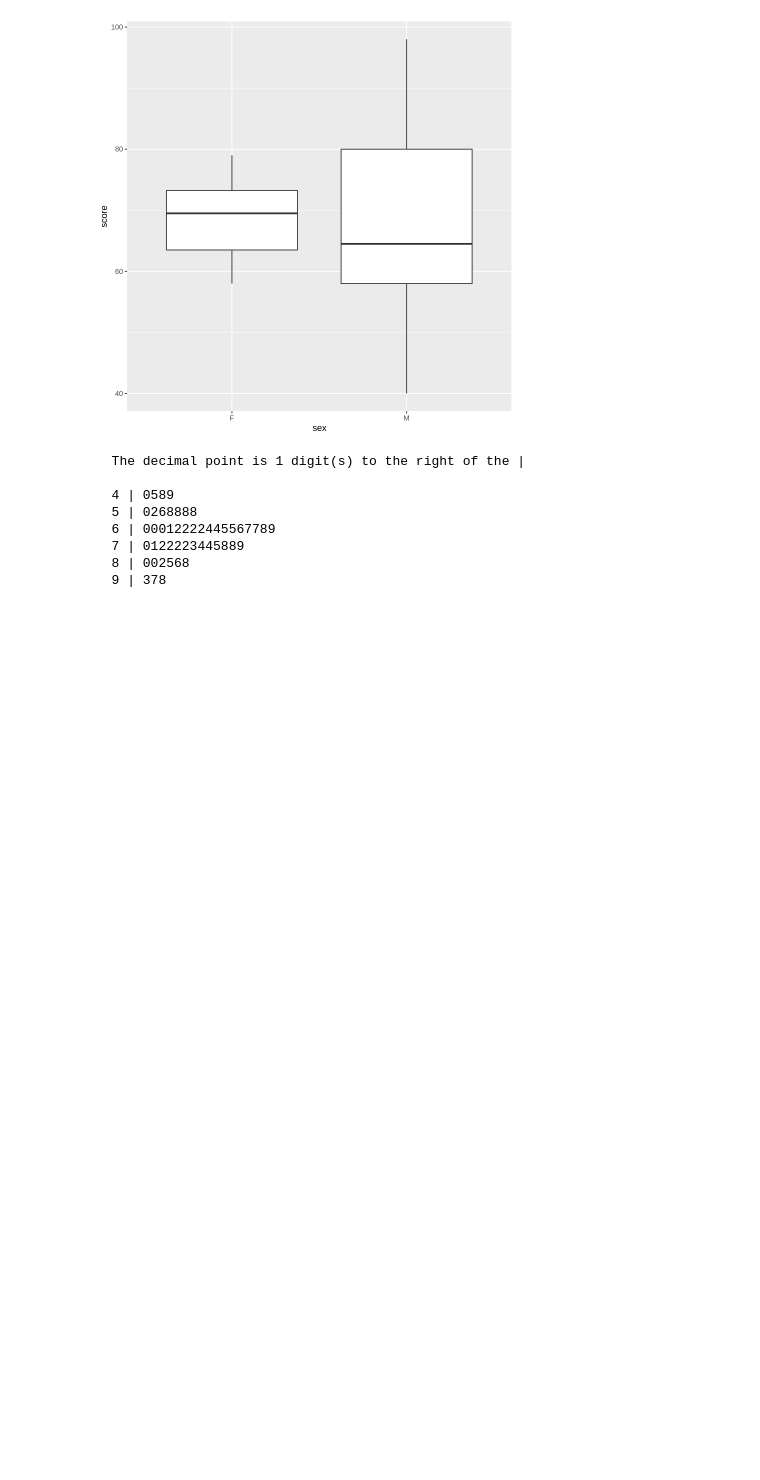
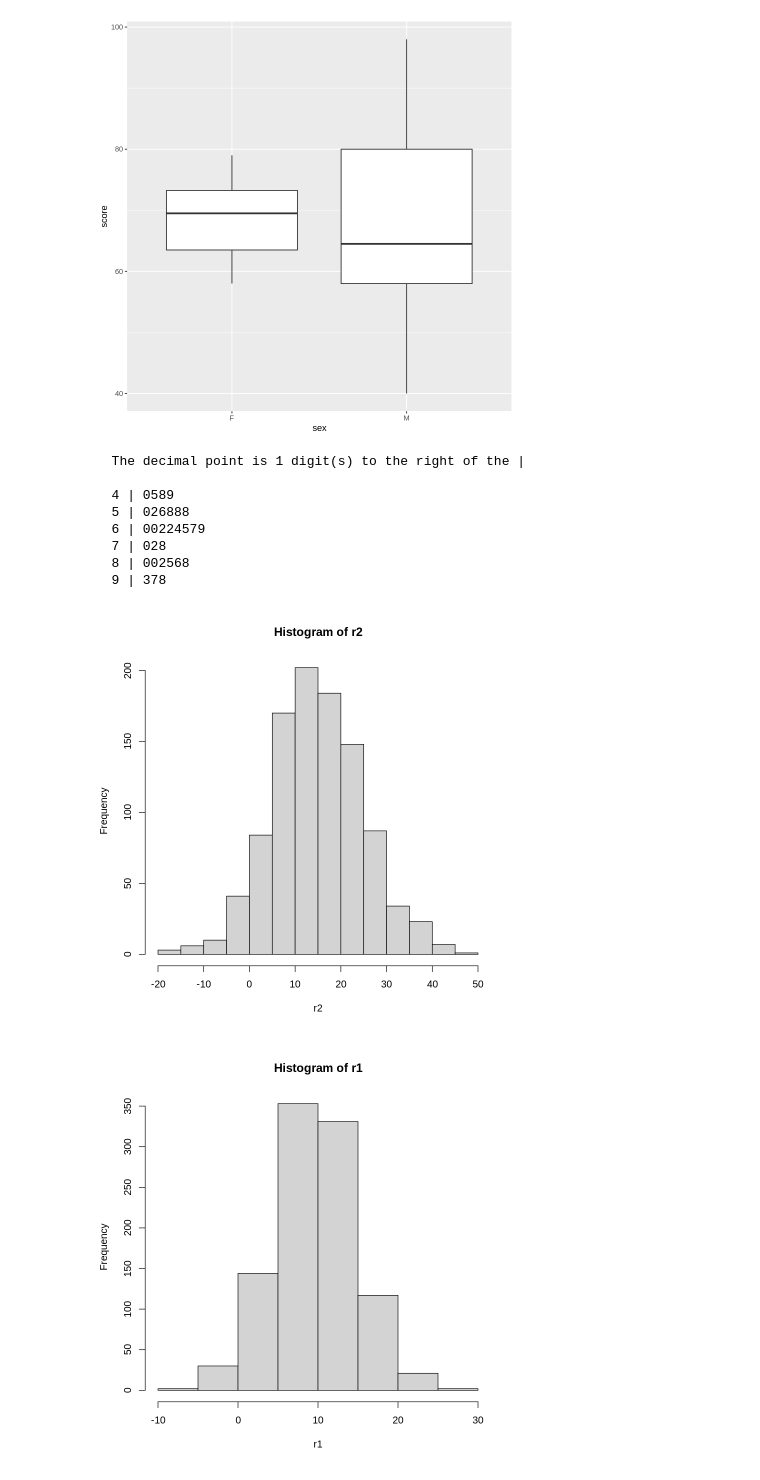
Before and after one commit to data-better/statistics, a Jupyter notebook: R_Intro.ipynb, the cells around one changed output. Drawn from its saved outputs; the diff is of its cells as text; code cells hidden in the pictures; blank space fills up the shorter version.

```diff
--- a/R_Intro.ipynb
+++ b/R_Intro.ipynb
@@ -201,13 +207,21 @@ ggplot(data, aes(x = sex, y = score)) +
 # %% [output]
 [figure]
 # %%
-stem(data$score)
+stem(data$score[data$sex=="M"])
 # %% [output]
   The decimal point is 1 digit(s) to the right of the |
 
   4 | 0589
-  5 | 0268888
-  6 | 00012222445567789
-  7 | 0122223445889
+  5 | 026888
+  6 | 00224579
+  7 | 028
   8 | 002568
   9 | 378
+# %%
+r1 = rnorm(1000, 10, 5)
+r2 = rnorm(1000, 15, 10)
+hist(r2)
+hist(r1)
+# %% [output]
+[figure, added]
+[figure, added]
```
Also changed, not shown: parts of 4 cells of this notebook.
